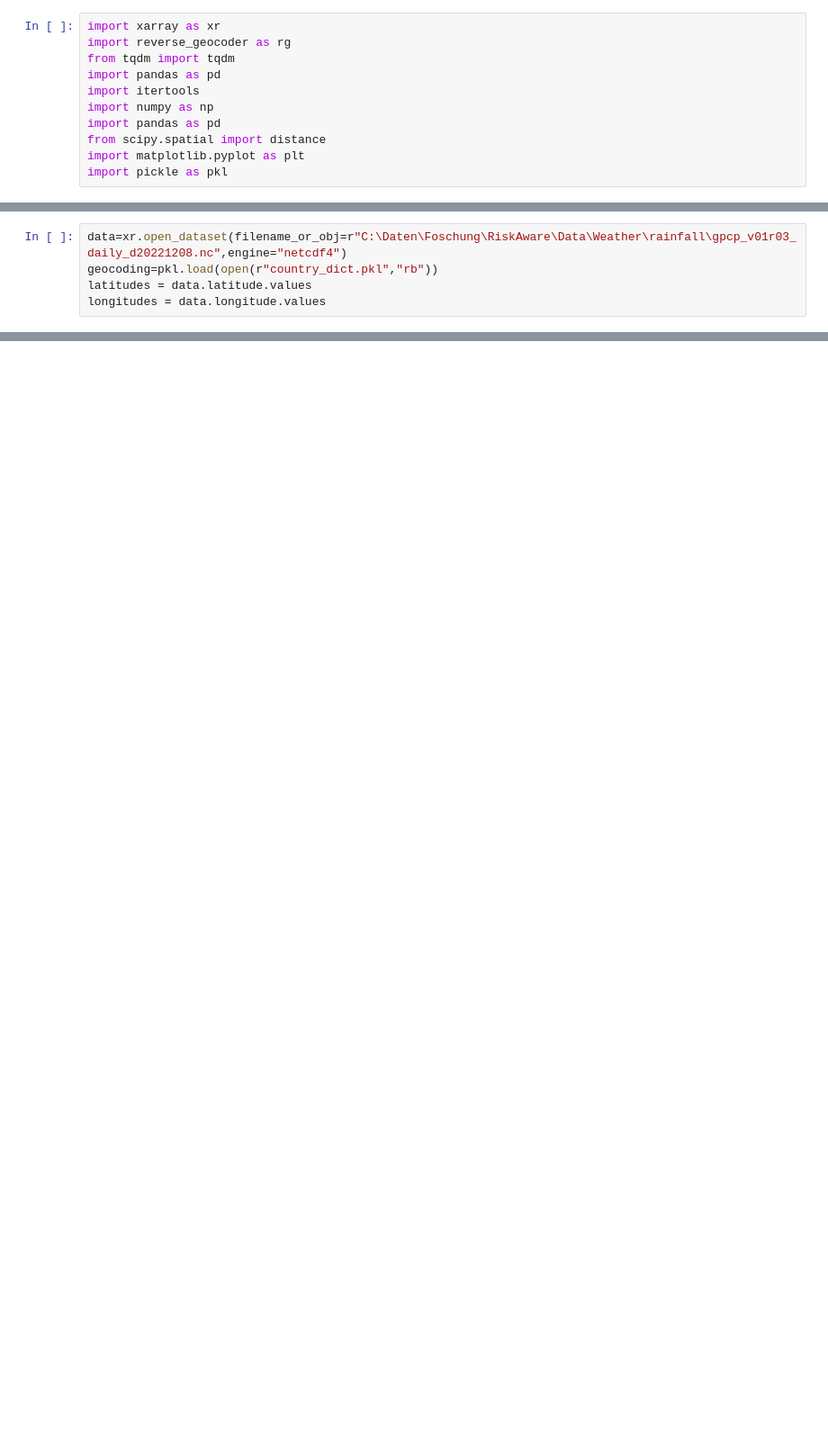
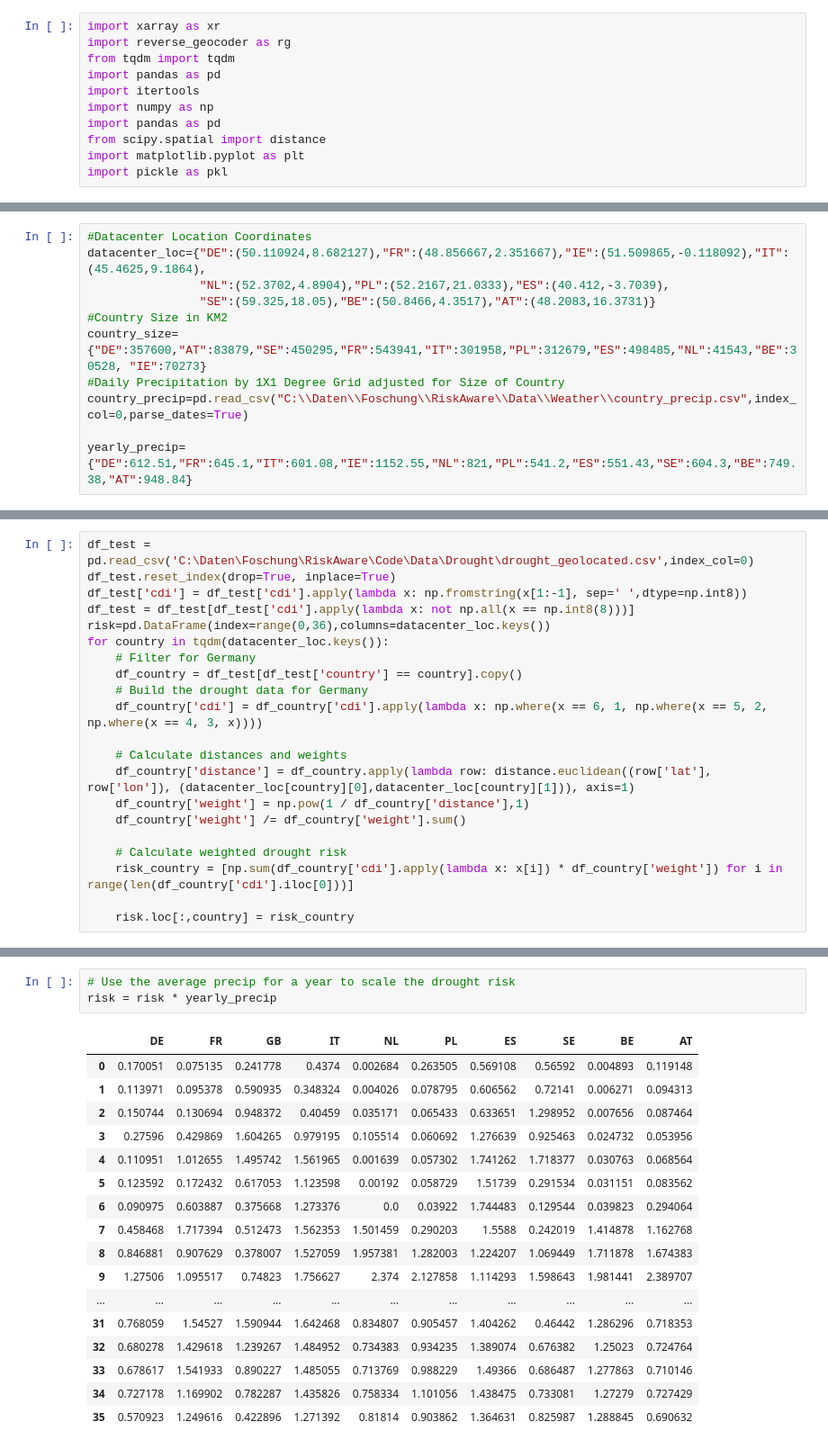
Before and after one commit to jonasschiller/IntensityLib, a Jupyter notebook: Rainfall.ipynb, the cells around one changed output, grey strips where cells are left out. Shown at 90% size. Saved outputs shown, nothing was run; the diff lists cells and outputs as text; blank space fills up the shorter version.

Commit message:
Updated Rainfall

```diff
--- a/Rainfall.ipynb
+++ b/Rainfall.ipynb
@@ -14,5 +17,0 @@ country_size={"DE":357600,"AT":83879,"SE":450295,"FR":543941,"IT":301958,"PL":31
-# %%
-data=xr.open_dataset(filename_or_obj=r"C:\Daten\Foschung\RiskAware\Data\Weather\rainfall\gpcp_v01r03_daily_d20221208.nc",engine="netcdf4")
-geocoding=pkl.load(open(r"country_dict.pkl","rb"))
-latitudes = data.latitude.values
-longitudes = data.longitude.values
@@ -48,0 +32,11 @@ with open('country_dict.pkl', 'wb') as f:
+# %%
+#Datacenter Location Coordinates
+datacenter_loc={"DE":(50.110924,8.682127),"FR":(48.856667,2.351667),"IE":(51.509865,-0.118092),"IT":(45.4625,9.1864),
+                "NL":(52.3702,4.8904),"PL":(52.2167,21.0333),"ES":(40.412,-3.7039),
+                "SE":(59.325,18.05),"BE":(50.8466,4.3517),"AT":(48.2083,16.3731)}
+#Country Size in KM2
+country_size={"DE":357600,"AT":83879,"SE":450295,"FR":543941,"IT":301958,"PL":312679,"ES":498485,"NL":41543,"BE":30528, "IE":70273}
+#Daily Precipitation by 1X1 Degree Grid adjusted for Size of Country
+country_precip=pd.read_csv("C:\\Daten\\Foschung\\RiskAware\\Data\\Weather\\country_precip.csv",index_col=0,parse_dates=True)
+
+yearly_precip={"DE":612.51,"FR":645.1,"IT":601.08,"IE":1152.55,"NL":821,"PL":541.2,"ES":551.43,"SE":604.3,"BE":749.38,"AT":948.84}
@@ -48,0 +45,21 @@ with open('country_dict.pkl', 'wb') as f:
+# %%
+df_test = pd.read_csv('C:\Daten\Foschung\RiskAware\Code\Data\Drought\drought_geolocated.csv',index_col=0)
+df_test.reset_index(drop=True, inplace=True)
+df_test['cdi'] = df_test['cdi'].apply(lambda x: np.fromstring(x[1:-1], sep=' ',dtype=np.int8))
+df_test = df_test[df_test['cdi'].apply(lambda x: not np.all(x == np.int8(8)))]
+risk=pd.DataFrame(index=range(0,36),columns=datacenter_loc.keys())
+for country in tqdm(datacenter_loc.keys()):
+    # Filter for Germany
+    df_country = df_test[df_test['country'] == country].copy()
+    # Build the drought data for Germany
+    df_country['cdi'] = df_country['cdi'].apply(lambda x: np.where(x == 6, 1, np.where(x == 5, 2, np.where(x == 4, 3, x))))
+
+    # Calculate distances and weights
+    df_country['distance'] = df_country.apply(lambda row: distance.euclidean((row['lat'], row['lon']), (datacenter_loc[country][0],datacenter_loc[country][1])), axis=1)
+    df_country['weight'] = np.pow(1 / df_country['distance'],1)
+    df_country['weight'] /= df_country['weight'].sum()
+
+    # Calculate weighted drought risk
+    risk_country = [np.sum(df_country['cdi'].apply(lambda x: x[i]) * df_country['weight']) for i in range(len(df_country['cdi'].iloc[0]))]
+
+    risk.loc[:,country] = risk_country
@@ -48,0 +84,21 @@ with open('country_dict.pkl', 'wb') as f:
+# %%
+# Use the average precip for a year to scale the drought risk
+risk = risk * yearly_precip
+# %% [output]
+|  | DE | FR | GB | IT | NL | PL | ES | SE | BE | AT |
+| 0 | 0.170051 | 0.075135 | 0.241778 | 0.4374 | 0.002684 | 0.263505 | 0.569108 | 0.56592 | 0.004893 | 0.119148 |
+| 1 | 0.113971 | 0.095378 | 0.590935 | 0.348324 | 0.004026 | 0.078795 | 0.606562 | 0.72141 | 0.006271 | 0.094313 |
+| 2 | 0.150744 | 0.130694 | 0.948372 | 0.40459 | 0.035171 | 0.065433 | 0.633651 | 1.298952 | 0.007656 | 0.087464 |
+| 3 | 0.27596 | 0.429869 | 1.604265 | 0.979195 | 0.105514 | 0.060692 | 1.276639 | 0.925463 | 0.024732 | 0.053956 |
+| 4 | 0.110951 | 1.012655 | 1.495742 | 1.561965 | 0.001639 | 0.057302 | 1.741262 | 1.718377 | 0.030763 | 0.068564 |
+| 5 | 0.123592 | 0.172432 | 0.617053 | 1.123598 | 0.00192 | 0.058729 | 1.51739 | 0.291534 | 0.031151 | 0.083562 |
+| 6 | 0.090975 | 0.603887 | 0.375668 | 1.273376 | 0.0 | 0.03922 | 1.744483 | 0.129544 | 0.039823 | 0.294064 |
+| 7 | 0.458468 | 1.717394 | 0.512473 | 1.562353 | 1.501459 | 0.290203 | 1.5588 | 0.242019 | 1.414878 | 1.162768 |
+| 8 | 0.846881 | 0.907629 | 0.378007 | 1.527059 | 1.957381 | 1.282003 | 1.224207 | 1.069449 | 1.711878 | 1.674383 |
+| 9 | 1.27506 | 1.095517 | 0.74823 | 1.756627 | 2.374 | 2.127858 | 1.114293 | 1.598643 | 1.981441 | 2.389707 |
+| ... | ... | ... | ... | ... | ... | ... | ... | ... | ... | ... |
+| 31 | 0.768059 | 1.54527 | 1.590944 | 1.642468 | 0.834807 | 0.905457 | 1.404262 | 0.46442 | 1.286296 | 0.718353 |
+| 32 | 0.680278 | 1.429618 | 1.239267 | 1.484952 | 0.734383 | 0.934235 | 1.389074 | 0.676382 | 1.25023 | 0.724764 |
+| 33 | 0.678617 | 1.541933 | 0.890227 | 1.485055 | 0.713769 | 0.988229 | 1.49366 | 0.686487 | 1.277863 | 0.710146 |
+| 34 | 0.727178 | 1.169902 | 0.782287 | 1.435826 | 0.758334 | 1.101056 | 1.438475 | 0.733081 | 1.27279 | 0.727429 |
+| 35 | 0.570923 | 1.249616 | 0.422896 | 1.271392 | 0.81814 | 0.903862 | 1.364631 | 0.825987 | 1.288845 | 0.690632 |
```
Also changed, not shown: parts of 9 cells of this notebook, 2 other files.
